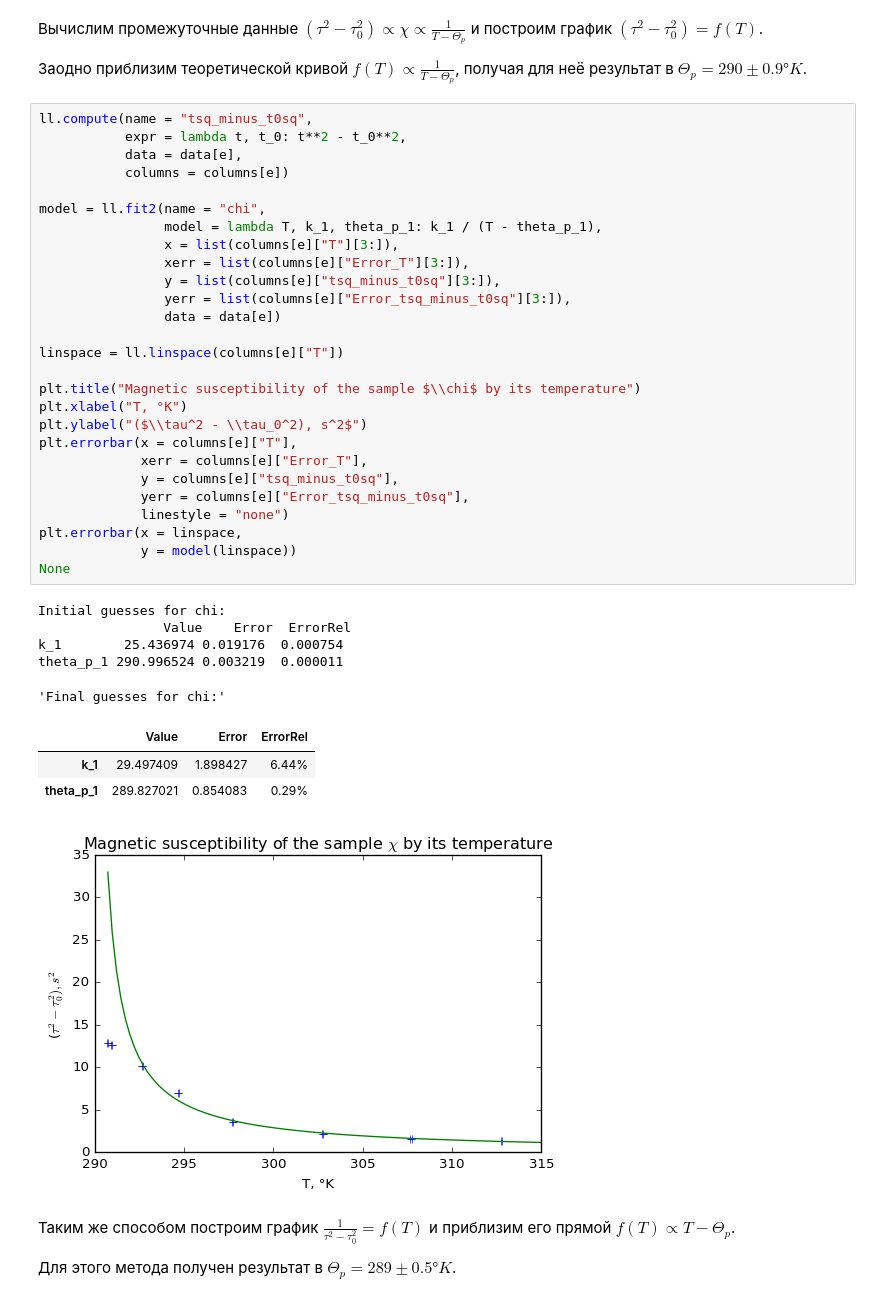
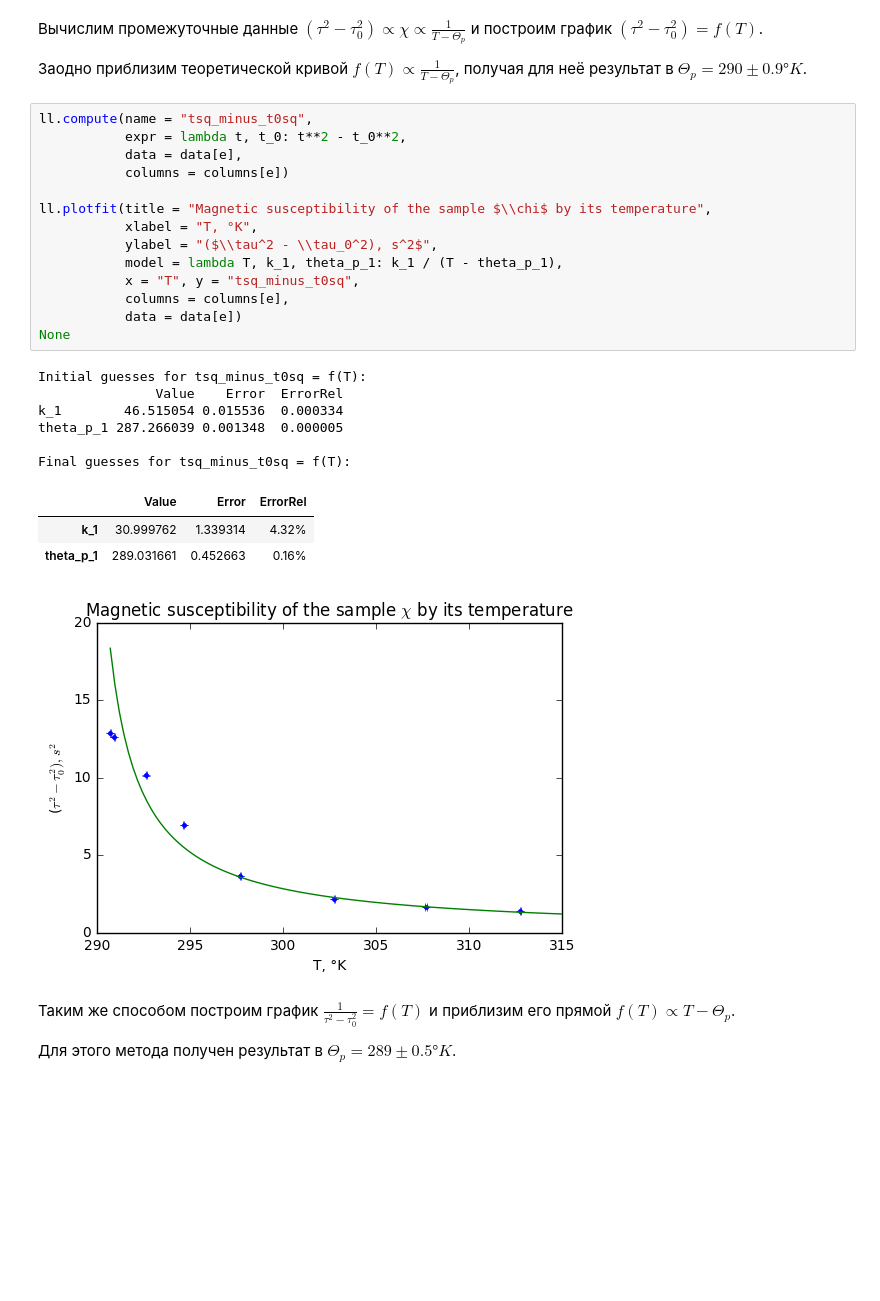
Before and after one commit to intelfx/mipt-lab, a Jupyter notebook: Курс 2 семестр 1/Лабы/3.4.2/3.4.2.ipynb, the cells around one changed output. Saved outputs shown, nothing was run; the diff lists cells and outputs as text; blank space fills up the shorter version.

Commit message:
Курс 2 семестр 1/Лабы: миграция на ll.plotfit().

```diff
--- a/Курс 2 семестр 1/Лабы/3.4.2/3.4.2.ipynb
+++ b/Курс 2 семестр 1/Лабы/3.4.2/3.4.2.ipynb
@@ -67,40 +61,28 @@ disp(data[e], columns[e])
 # %%
 ll.compute(name = "tsq_minus_t0sq",
            expr = lambda t, t_0: t**2 - t_0**2,
            data = data[e],
            columns = columns[e])
 
-model = ll.fit2(name = "chi",
-                model = lambda T, k_1, theta_p_1: k_1 / (T - theta_p_1),
-                x = list(columns[e]["T"][3:]),
-                xerr = list(columns[e]["Error_T"][3:]),
-                y = list(columns[e]["tsq_minus_t0sq"][3:]),
-                yerr = list(columns[e]["Error_tsq_minus_t0sq"][3:]),
-                data = data[e])
-
-linspace = ll.linspace(columns[e]["T"])
-
-plt.title("Magnetic susceptibility of the sample $\\chi$ by its temperature")
-plt.xlabel("T, °K")
-plt.ylabel("($\\tau^2 - \\tau_0^2), s^2$")
-plt.errorbar(x = columns[e]["T"],
-             xerr = columns[e]["Error_T"],
-             y = columns[e]["tsq_minus_t0sq"],
-             yerr = columns[e]["Error_tsq_minus_t0sq"],
-             linestyle = "none")
-plt.errorbar(x = linspace,
-             y = model(linspace))
+ll.plotfit(title = "Magnetic susceptibility of the sample $\\chi$ by its temperature",
+           xlabel = "T, °K",
+           ylabel = "($\\tau^2 - \\tau_0^2), s^2$",
+           model = lambda T, k_1, theta_p_1: k_1 / (T - theta_p_1),
+           x = "T", y = "tsq_minus_t0sq",
+           columns = columns[e],
+           data = data[e])
 None
 # %% [output]
-Initial guesses for chi:
-                Value    Error  ErrorRel
-k_1        25.436974 0.019176  0.000754
-theta_p_1 290.996524 0.003219  0.000011
+Initial guesses for tsq_minus_t0sq = f(T):
+               Value    Error  ErrorRel
+k_1        46.515054 0.015536  0.000334
+theta_p_1 287.266039 0.001348  0.000005
+
+Final guesses for tsq_minus_t0sq = f(T):
-'Final guesses for chi:'
 |  | Value | Error | ErrorRel |
-| k_1 | 29.497409 | 1.898427 | 6.44% |
-| theta_p_1 | 289.827021 | 0.854083 | 0.29% |
+| k_1 | 30.999762 | 1.339314 | 4.32% |
+| theta_p_1 | 289.031661 | 0.452663 | 0.16% |
-[figure, old version]
+[figure, new version]
 # %% [markdown]
 Таким же способом построим график $\frac{1}{\tau^2 - \tau_0^2} = f(T)$ и приблизим его прямой $f(T) \propto T - \Theta_p$.
 
```
Also changed, not shown: parts of 2 cells of this notebook, 2 other files.
